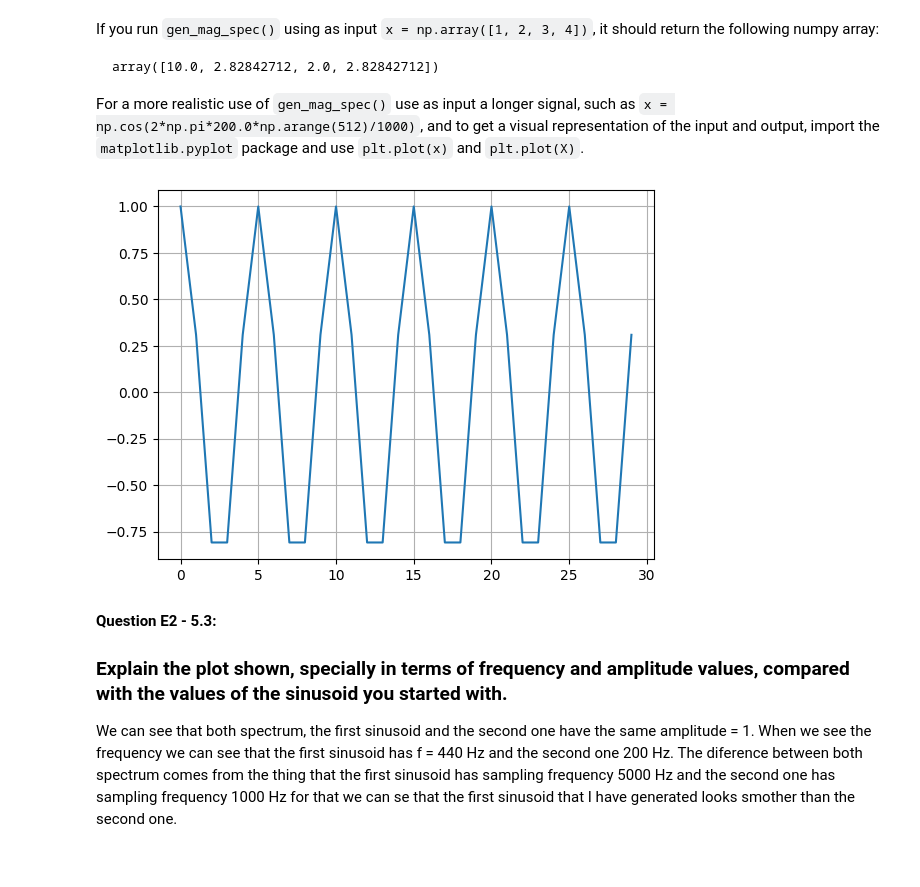
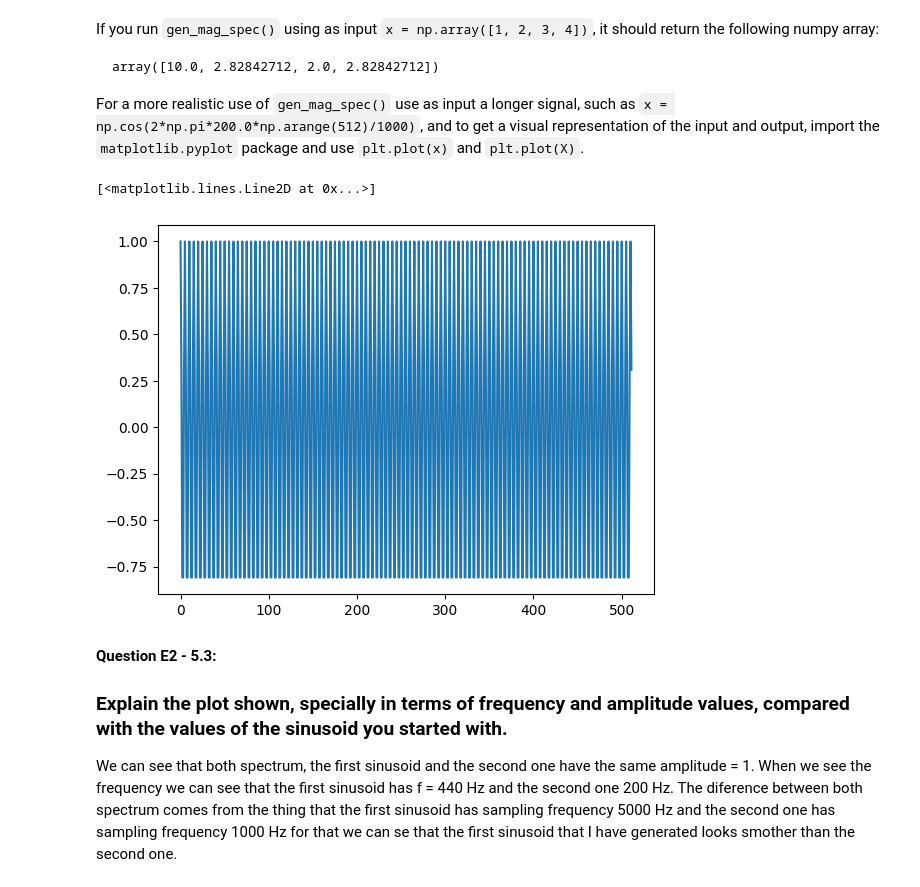
Before and after one commit to MarcosAmador335/sms-tools-materials, a Jupyter notebook: exercises/E2-Sinusoids-and-DFT.ipynb, the cells around one changed output. Saved outputs shown, nothing was run; the diff lists cells and outputs as text; code cells hidden in the pictures.

```diff
--- a/exercises/E2-Sinusoids-and-DFT.ipynb
+++ b/exercises/E2-Sinusoids-and-DFT.ipynb
@@ -275,19 +272,17 @@ import matplotlib.pyplot as plt
 # %%
 # E2 - 5.2: Plot input cosine signal suggested above, call gen_mag_spec(), and plot the output result.
 # Validate that the peak of the magnitude spectrum corrresponds to the frequency of the sinusoid.
 
 ### Your code here
 
-#x = np.array([1,2,3,4])
-#gen_mag_spec(x)
+x = np.array([1,2,3,4])
+gen_mag_spec(x)
 
-#x = np.cos(2*np.pi*200.0*np.arange(512)/1000)
-#plt.plot(x)
-
-plt.plot(x[:30])
-plt.grid()
+x = np.cos(2*np.pi*200.0*np.arange(512)/1000)
+plt.plot(x)
 # %% [output]
+[<matplotlib.lines.Line2D at 0x...>]
-[figure, old version]
+[figure, new version]
 # %% [markdown]
 **Question E2 - 5.3:**
 
```
Also changed, not shown: parts of 1 cell of this notebook.
